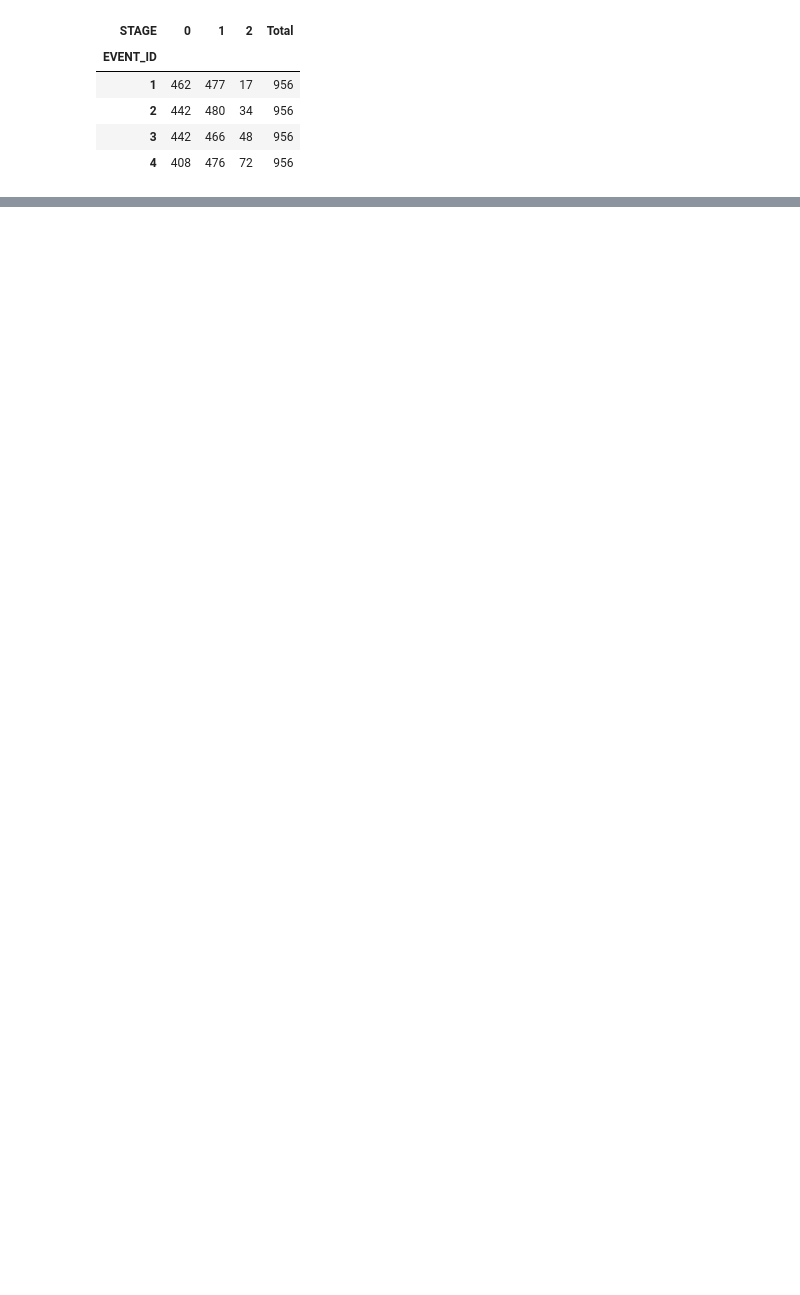
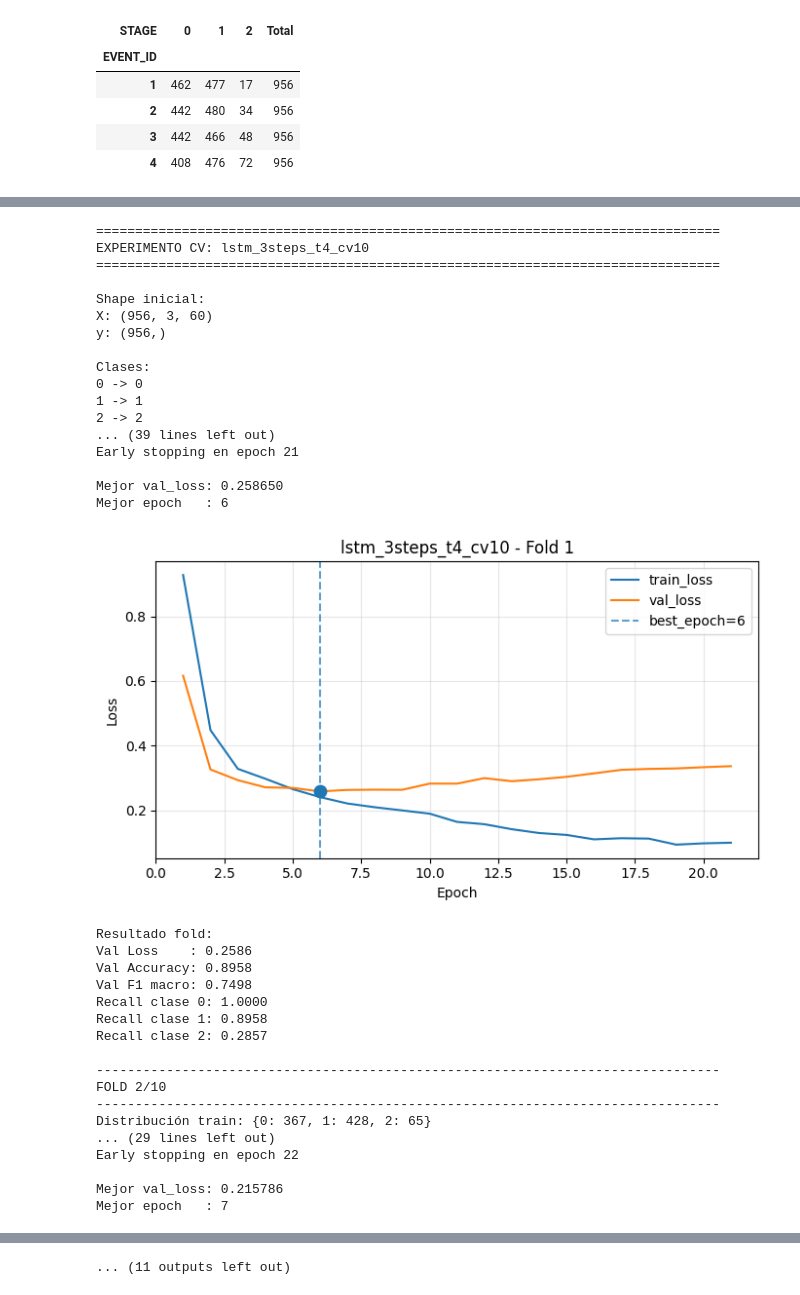
Before and after one commit to fserracrespi/PD_progression_ppmi, a Jupyter notebook: SCRIPTS/PYTHON/MODEL_ANALYSIS/CLASSIFICATION_STUDIES/LSTM_V2.ipynb, the cells around one changed output, grey strips where cells are left out. Cells and saved outputs as stored; diff of their text form; code cells hidden in the pictures; blank space fills up the shorter version.

```diff
--- a/SCRIPTS/PYTHON/MODEL_ANALYSIS/CLASSIFICATION_STUDIES/LSTM_V2.ipynb
+++ b/SCRIPTS/PYTHON/MODEL_ANALYSIS/CLASSIFICATION_STUDIES/LSTM_V2.ipynb
@@ -30,0 +1490,41 @@ tab
+# %%
+result_cv = run_pipeline_lstm_t4_cv(
+    cfg=cfg,
+    df=df
+)
+# %% [output]
+================================================================================
+EXPERIMENTO CV: lstm_3steps_t4_cv10
+================================================================================
+
+Shape inicial:
+X: (956, 3, 60)
+y: (956,)
+
+Clases:
+0 -> 0
+1 -> 1
+2 -> 2
+... (39 lines left out)
+Early stopping en epoch 21
+
+Mejor val_loss: 0.258650
+Mejor epoch   : 6
+[figure, added]
+Resultado fold:
+Val Loss    : 0.2586
+Val Accuracy: 0.8958
+Val F1 macro: 0.7498
+Recall clase 0: 1.0000
+Recall clase 1: 0.8958
+Recall clase 2: 0.2857
+
+--------------------------------------------------------------------------------
+FOLD 2/10
+--------------------------------------------------------------------------------
+Distribución train: {0: 367, 1: 428, 2: 65}
+... (29 lines left out)
+Early stopping en epoch 22
+
+Mejor val_loss: 0.215786
+Mejor epoch   : 7
@@ -30,0 +1604 @@ tab
+... (11 outputs left out)
```
Also changed, not shown: parts of 28 cells of this notebook, 5 other files.
